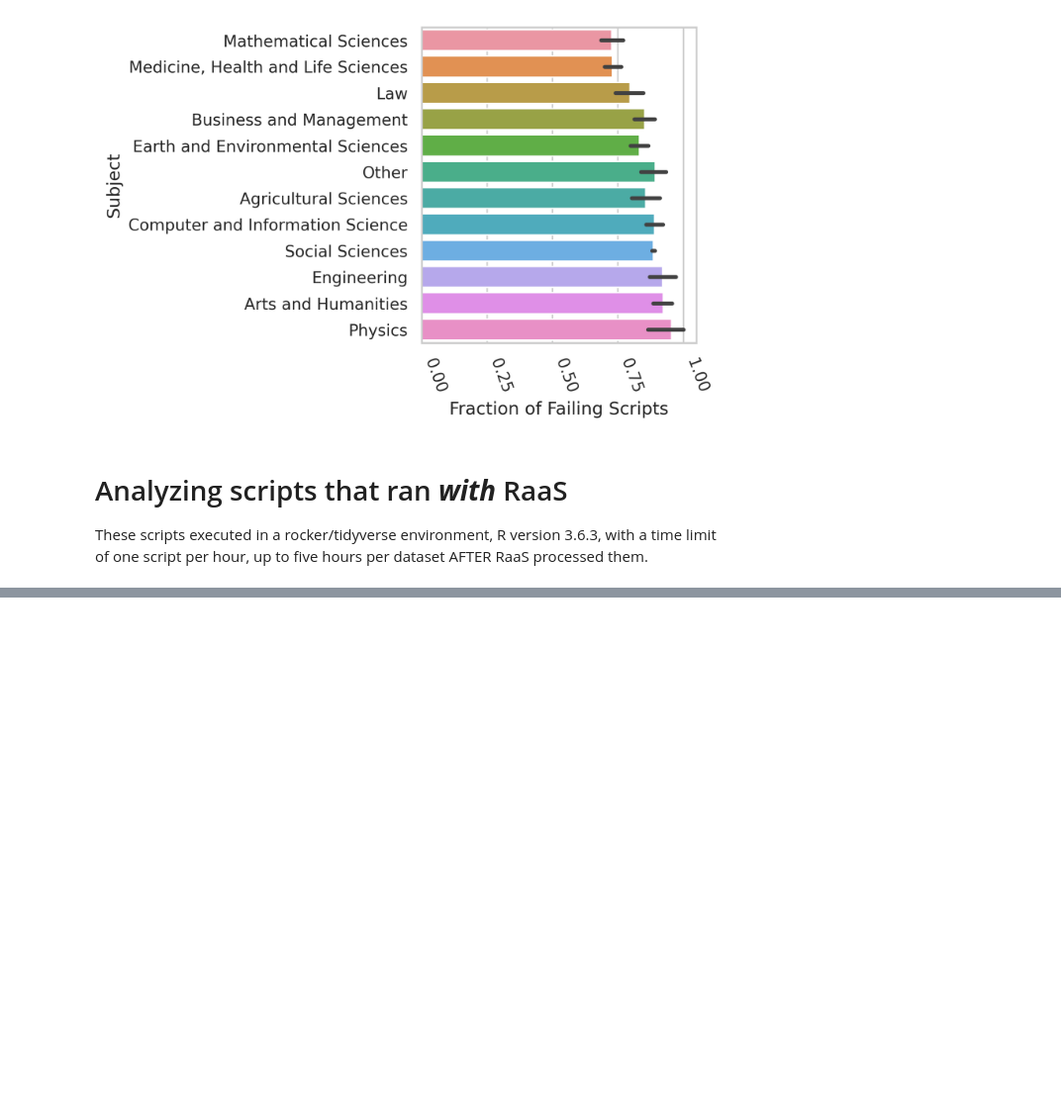
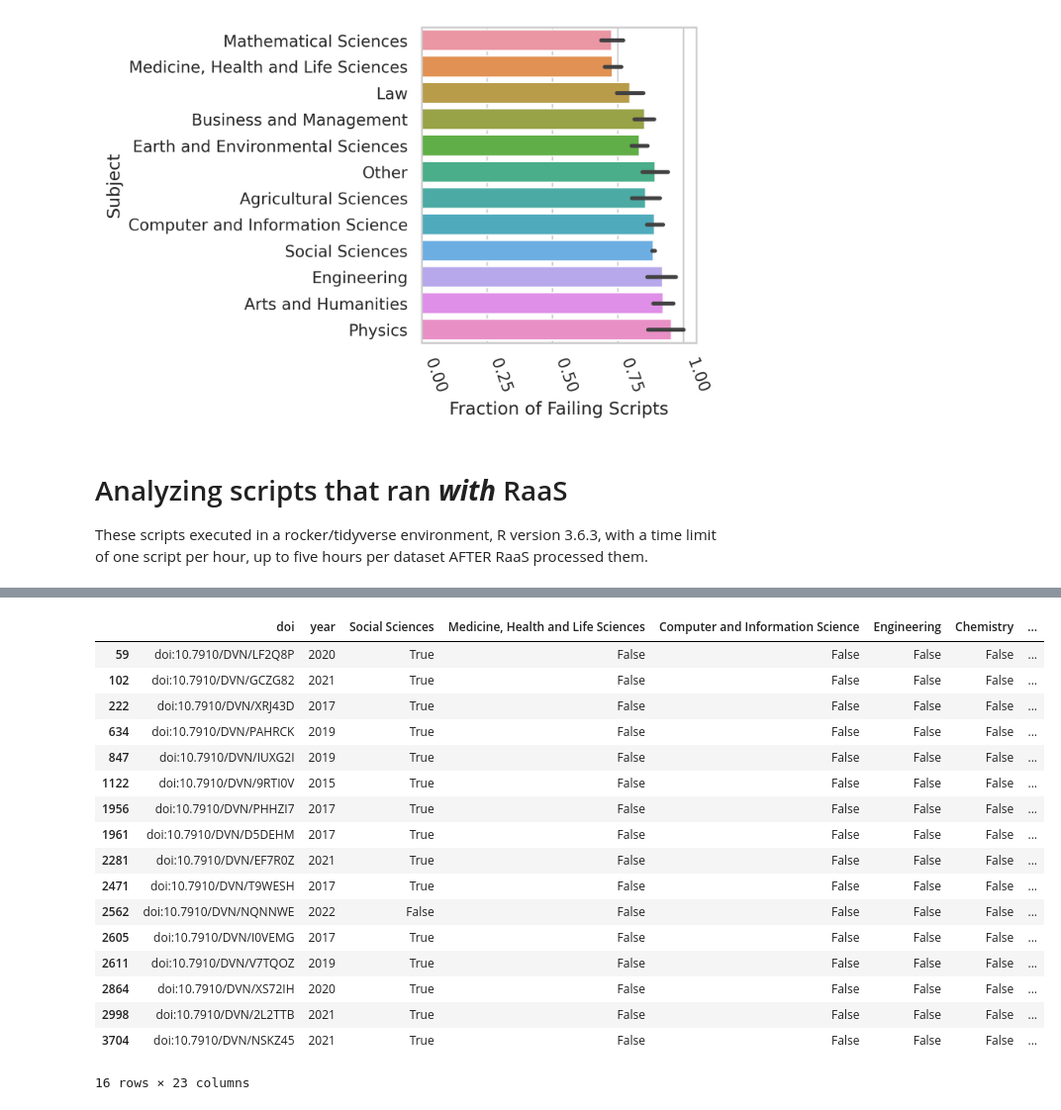
Before and after one commit to jwons/raas-eval, a Jupyter notebook: scripts/generate_figures_plots.ipynb, the cells around one changed output, grey strips where cells are left out. Shown at 99% size. Saved outputs shown, nothing was run; the diff lists cells and outputs as text; code cells hidden in the pictures; blank space fills up the shorter version.

Commit message:
data changes, working on timeout table

```diff
--- a/scripts/generate_figures_plots.ipynb
+++ b/scripts/generate_figures_plots.ipynb
@@ -484,0 +509,21 @@ both_scripts_df
+# %%
+both_datasets_df[both_datasets_df["raas_timed_out"] == True]
+# %% [output]
+|  | doi | year | Social Sciences | Medicine, Health and Life Sciences | Computer and Information Science | Engineering | Chemistry | ... |
+| 59 | doi:10.7910/DVN/LF2Q8P | 2020 | True | False | False | False | False | ... |
+| 102 | doi:10.7910/DVN/GCZG82 | 2021 | True | False | False | False | False | ... |
+| 222 | doi:10.7910/DVN/XRJ43D | 2017 | True | False | False | False | False | ... |
+| 634 | doi:10.7910/DVN/PAHRCK | 2019 | True | False | False | False | False | ... |
+| 847 | doi:10.7910/DVN/IUXG2I | 2019 | True | False | False | False | False | ... |
+| 1122 | doi:10.7910/DVN/9RTI0V | 2015 | True | False | False | False | False | ... |
+| 1956 | doi:10.7910/DVN/PHHZI7 | 2017 | True | False | False | False | False | ... |
+| 1961 | doi:10.7910/DVN/D5DEHM | 2017 | True | False | False | False | False | ... |
+| 2281 | doi:10.7910/DVN/EF7R0Z | 2021 | True | False | False | False | False | ... |
+| 2471 | doi:10.7910/DVN/T9WESH | 2017 | True | False | False | False | False | ... |
+| 2562 | doi:10.7910/DVN/NQNNWE | 2022 | False | False | False | False | False | ... |
+| 2605 | doi:10.7910/DVN/I0VEMG | 2017 | True | False | False | False | False | ... |
+| 2611 | doi:10.7910/DVN/V7TQOZ | 2019 | True | False | False | False | False | ... |
+| 2864 | doi:10.7910/DVN/XS72IH | 2020 | True | False | False | False | False | ... |
+| 2998 | doi:10.7910/DVN/2L2TTB | 2021 | True | False | False | False | False | ... |
+| 3704 | doi:10.7910/DVN/NSKZ45 | 2021 | True | False | False | False | False | ... |
+16 rows × 23 columns
```
Also changed, not shown: parts of 5 cells of this notebook, 4 other files.
